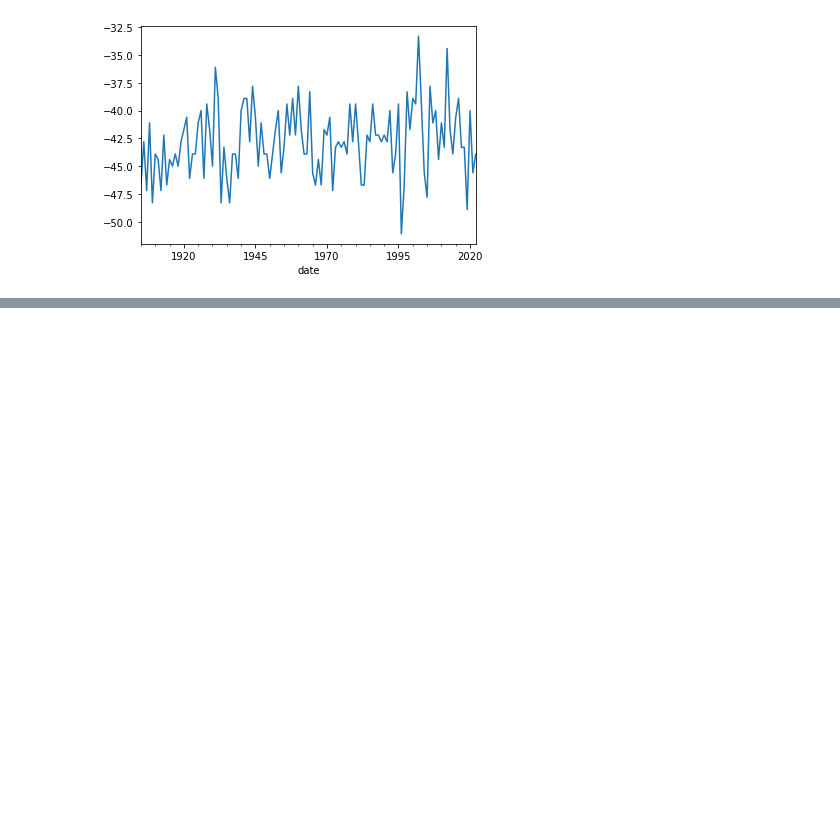
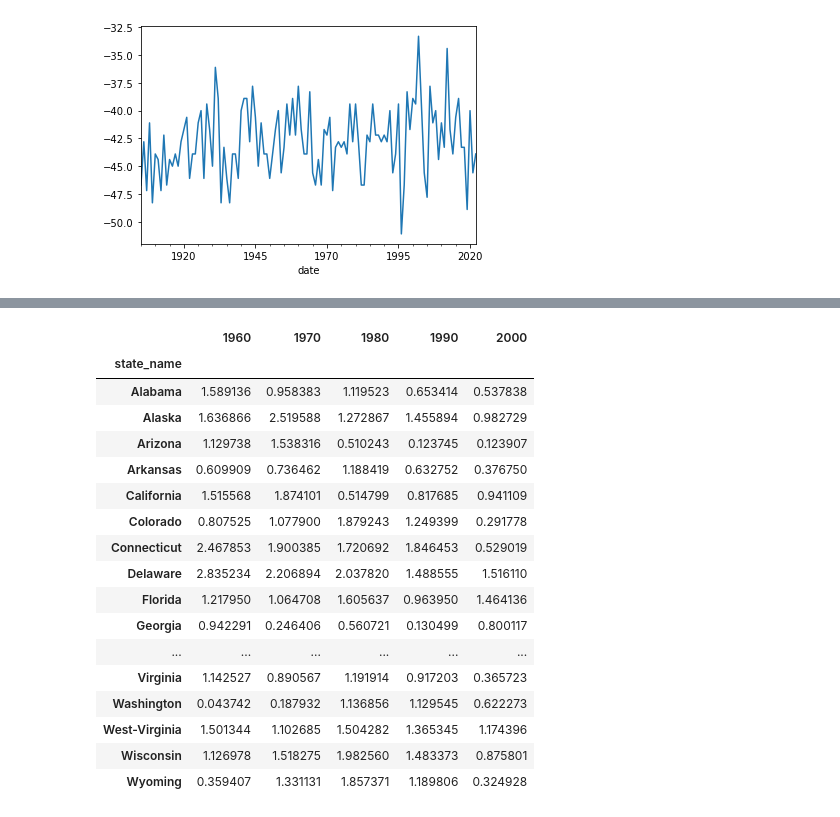
Before and after one commit to sanilveeravu/capstone_climate_project, a Jupyter notebook: data_setup/data_aggregations.ipynb, the cells around one changed output, grey strips where cells are left out. Cells and saved outputs as stored; diff of their text form; code cells hidden in the pictures; blank space fills up the shorter version.

```diff
--- a/data_setup/data_aggregations.ipynb
+++ b/data_setup/data_aggregations.ipynb
@@ -352,0 +509,33 @@ Name: value, dtype: object
+# %%
+tmin_variance=tmin_avg_decade
+# tmin_variance["1960"]=(tmin_variance.value_2010-tmin_variance.value_1960)/tmin_variance.value_1960*100
+# tmin_variance["1970"]=(tmin_variance.value_2010-tmin_variance.value_1970)/tmin_variance.value_1970*100
+# tmin_variance["1980"]=(tmin_variance.value_2010-tmin_variance.value_1980)/tmin_variance.value_1980*100
+# tmin_variance["1990"]=(tmin_variance.value_2010-tmin_variance.value_1990)/tmin_variance.value_1990*100
+# tmin_variance["2000"]=(tmin_variance.value_2010-tmin_variance.value_2000)/tmin_variance.value_2000*100
+tmin_variance["1960"]=(tmin_variance.value_2010-tmin_variance.value_1960)
+tmin_variance["1970"]=(tmin_variance.value_2010-tmin_variance.value_1970)
+tmin_variance["1980"]=(tmin_variance.value_2010-tmin_variance.value_1980)
+tmin_variance["1990"]=(tmin_variance.value_2010-tmin_variance.value_1990)
+tmin_variance["2000"]=(tmin_variance.value_2010-tmin_variance.value_2000)
+tmin_variance.drop(["value_1960","value_1970","value_1980","value_1990","value_2000","value_2010"],inplace=True,axis=1)
+tmin_variance
+# %% [output]
+|  | 1960 | 1970 | 1980 | 1990 | 2000 |
+| state_name |  |  |  |  |  |
+| Alabama | 1.589136 | 0.958383 | 1.119523 | 0.653414 | 0.537838 |
+| Alaska | 1.636866 | 2.519588 | 1.272867 | 1.455894 | 0.982729 |
+| Arizona | 1.129738 | 1.538316 | 0.510243 | 0.123745 | 0.123907 |
+| Arkansas | 0.609909 | 0.736462 | 1.188419 | 0.632752 | 0.376750 |
+| California | 1.515568 | 1.874101 | 0.514799 | 0.817685 | 0.941109 |
+| Colorado | 0.807525 | 1.077900 | 1.879243 | 1.249399 | 0.291778 |
+| Connecticut | 2.467853 | 1.900385 | 1.720692 | 1.846453 | 0.529019 |
+| Delaware | 2.835234 | 2.206894 | 2.037820 | 1.488555 | 1.516110 |
+| Florida | 1.217950 | 1.064708 | 1.605637 | 0.963950 | 1.464136 |
+| Georgia | 0.942291 | 0.246406 | 0.560721 | 0.130499 | 0.800117 |
+| ... | ... | ... | ... | ... | ... |
+| Virginia | 1.142527 | 0.890567 | 1.191914 | 0.917203 | 0.365723 |
+| Washington | 0.043742 | 0.187932 | 1.136856 | 1.129545 | 0.622273 |
+| West-Virginia | 1.501344 | 1.102685 | 1.504282 | 1.365345 | 1.174396 |
+| Wisconsin | 1.126978 | 1.518275 | 1.982560 | 1.483373 | 0.875801 |
+| Wyoming | 0.359407 | 1.331131 | 1.857371 | 1.189806 | 0.324928 |
```
Also changed, not shown: parts of 9 cells of this notebook, 2 other files.
